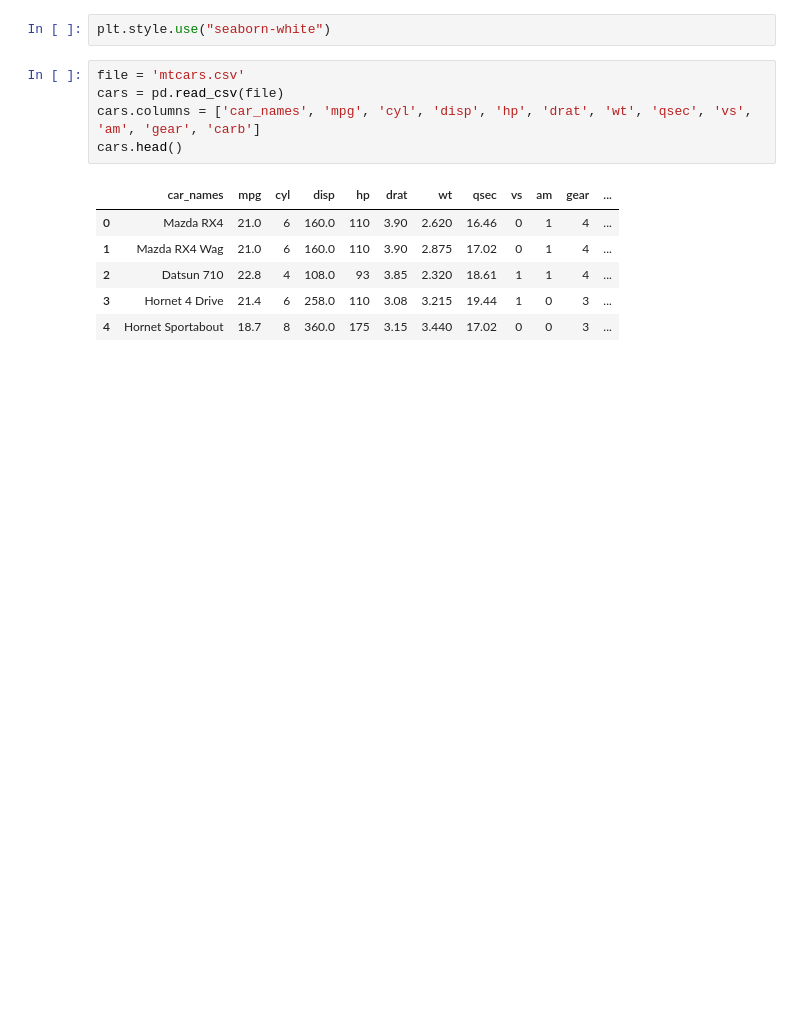
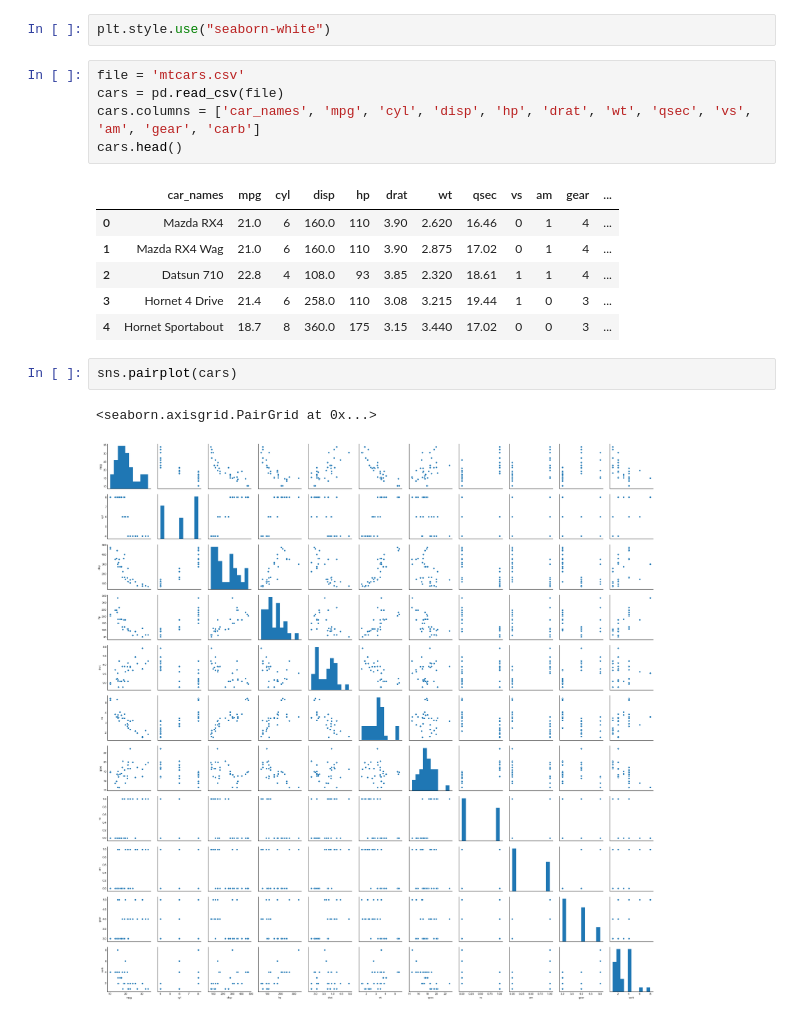
Before and after one commit to joshuafierro/learning-data-science, a Jupyter notebook: Parametric and Non-paramateric methods.ipynb, the cells around one changed output. Saved outputs shown, nothing was run; the diff lists cells and outputs as text; blank space fills up the shorter version.

Commit message:
Using pairplot from the seaborn library to visualize any correlations in the data set

```diff
--- a/Parametric and Non-paramateric methods.ipynb
+++ b/Parametric and Non-paramateric methods.ipynb
@@ -25,3 +25,8 @@ cars.head()
 | 2 | Datsun 710 | 22.8 | 4 | 108.0 | 93 | 3.85 | 2.320 | 18.61 | 1 | 1 | 4 | ... |
 | 3 | Hornet 4 Drive | 21.4 | 6 | 258.0 | 110 | 3.08 | 3.215 | 19.44 | 1 | 0 | 3 | ... |
 | 4 | Hornet Sportabout | 18.7 | 8 | 360.0 | 175 | 3.15 | 3.440 | 17.02 | 0 | 0 | 3 | ... |
+# %%
+sns.pairplot(cars)
+# %% [output]
+<seaborn.axisgrid.PairGrid at 0x...>
+[figure, added]
```
Also changed, not shown: parts of 1 cell of this notebook.
